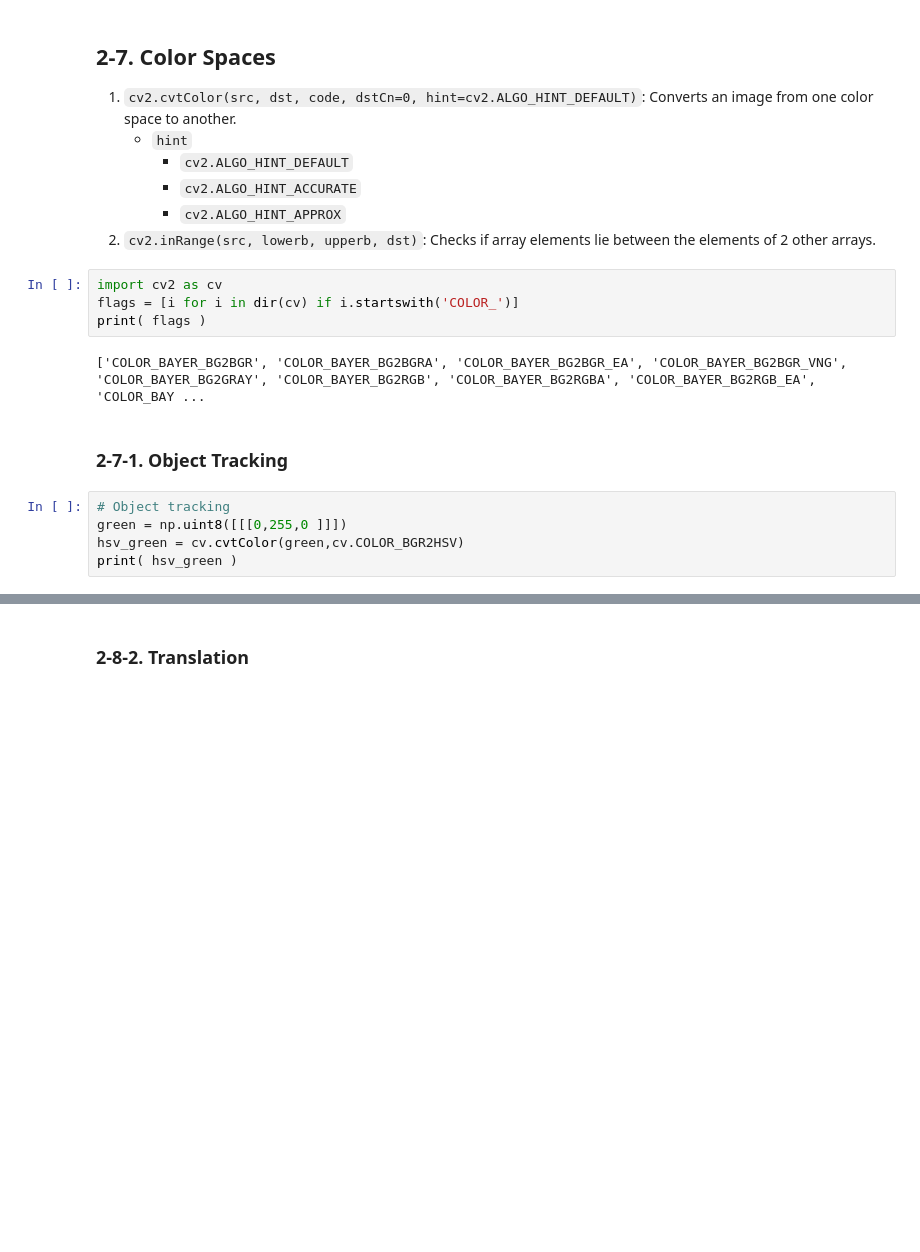
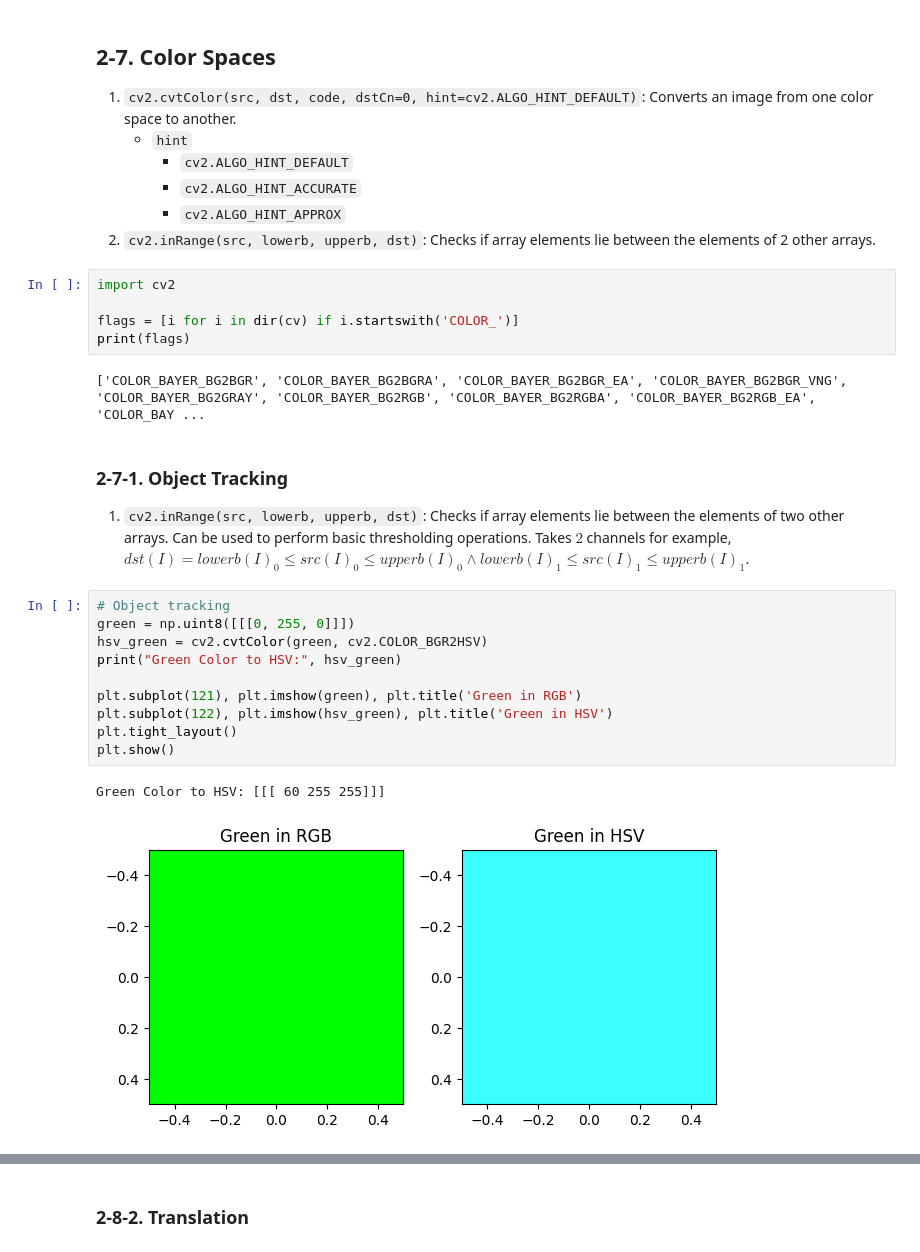
Before and after one commit to yungshun317/torch-cv, a Jupyter notebook: opencv.ipynb, the cells around one changed output, grey strips where cells are left out. Saved outputs shown, nothing was run; the diff lists cells and outputs as text; blank space fills up the shorter version.

```diff
--- a/opencv.ipynb
+++ b/opencv.ipynb
@@ -586,16 +587,26 @@ plt.show()
         - `cv2.ALGO_HINT_APPROX`
 3. `cv2.inRange(src, lowerb, upperb, dst)`: Checks if array elements lie between the elements of 2 other arrays.
 # %%
-import cv2 as cv
+import cv2
+
 flags = [i for i in dir(cv) if i.startswith('COLOR_')]
-print( flags )
+print(flags)
 # %% [output]
 ['COLOR_BAYER_BG2BGR', 'COLOR_BAYER_BG2BGRA', 'COLOR_BAYER_BG2BGR_EA', 'COLOR_BAYER_BG2BGR_VNG', 'COLOR_BAYER_BG2GRAY', 'COLOR_BAYER_BG2RGB', 'COLOR_BAYER_BG2RGBA', 'COLOR_BAYER_BG2RGB_EA', 'COLOR_BAY ...
 # %% [markdown]
 ### 2-7-1. Object Tracking
+1. `cv2.inRange(src, lowerb, upperb, dst)`: Checks if array elements lie between the elements of two other arrays. Can be used to perform basic thresholding operations. Takes $2$ channels for example, $dst(I)=lowerb(I)_{0}\le src(I)_{0} \le upperb(I)_{0}\wedge lowerb(I)_{1} \le src(I)_{1} \le upperb(I)_{1}$.
 # %%
 # Object tracking
-green = np.uint8([[[0,255,0 ]]])
-hsv_green = cv.cvtColor(green,cv.COLOR_BGR2HSV)
-print( hsv_green )
+green = np.uint8([[[0, 255, 0]]])
+hsv_green = cv2.cvtColor(green, cv2.COLOR_BGR2HSV)
+print("Green Color to HSV:", hsv_green)
+
+plt.subplot(121), plt.imshow(green), plt.title('Green in RGB')
+plt.subplot(122), plt.imshow(hsv_green), plt.title('Green in HSV')
+plt.tight_layout()
+plt.show()
+# %% [output]
+Green Color to HSV: [[[ 60 255 255]]]
+[figure, added]
 # %%
```
Also changed, not shown: parts of 10 cells of this notebook.
